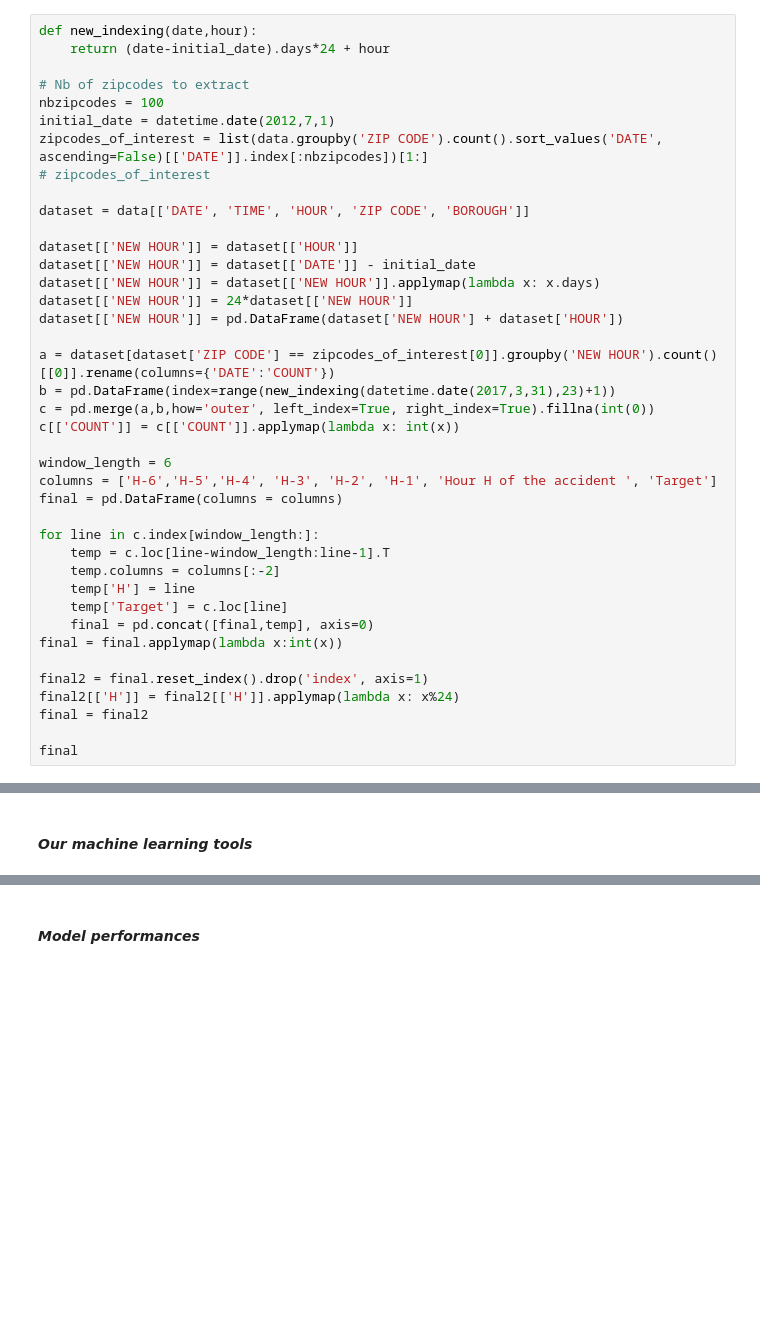
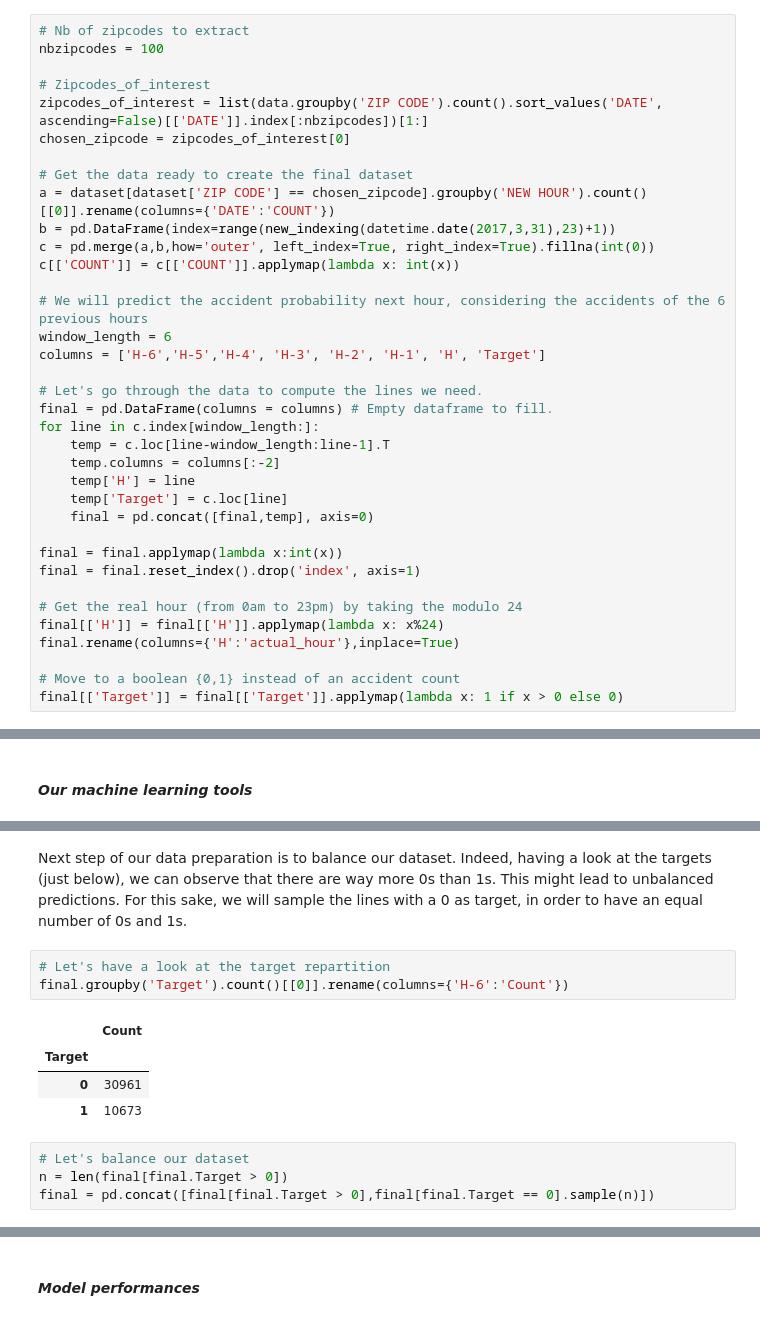
Before and after one commit to tremy2/SocialData, a Jupyter notebook: Explanatory-notebook.ipynb, the cells around one changed output, grey strips where cells are left out. Cells and saved outputs as stored; diff of their text form; blank space fills up the shorter version.

```diff
--- a/Explanatory-notebook.ipynb
+++ b/Explanatory-notebook.ipynb
@@ -79,40 +136,36 @@ To do so, we need to go through the whole history of this zipcode, and output al
 # %%
-def new_indexing(date,hour):
-    return (date-initial_date).days*24 + hour
-
 # Nb of zipcodes to extract
 nbzipcodes = 100
-initial_date = datetime.date(2012,7,1)
+
+# Zipcodes_of_interest
 zipcodes_of_interest = list(data.groupby('ZIP CODE').count().sort_values('DATE', ascending=False)[['DATE']].index[:nbzipcodes])[1:]
-# zipcodes_of_interest
+chosen_zipcode = zipcodes_of_interest[0]
 
-dataset = data[['DATE', 'TIME', 'HOUR', 'ZIP CODE', 'BOROUGH']]
-
-dataset[['NEW HOUR']] = dataset[['HOUR']]
-dataset[['NEW HOUR']] = dataset[['DATE']] - initial_date
-dataset[['NEW HOUR']] = dataset[['NEW HOUR']].applymap(lambda x: x.days)
-dataset[['NEW HOUR']] = 24*dataset[['NEW HOUR']]
-dataset[['NEW HOUR']] = pd.DataFrame(dataset['NEW HOUR'] + dataset['HOUR'])
-
-a = dataset[dataset['ZIP CODE'] == zipcodes_of_interest[0]].groupby('NEW HOUR').count()[[0]].rename(columns={'DATE':'COUNT'})
+# Get the data ready to create the final dataset
+a = dataset[dataset['ZIP CODE'] == chosen_zipcode].groupby('NEW HOUR').count()[[0]].rename(columns={'DATE':'COUNT'})
 b = pd.DataFrame(index=range(new_indexing(datetime.date(2017,3,31),23)+1))
 c = pd.merge(a,b,how='outer', left_index=True, right_index=True).fillna(int(0))
 c[['COUNT']] = c[['COUNT']].applymap(lambda x: int(x))
 
+# We will predict the accident probability next hour, considering the accidents of the 6 previous hours
 window_length = 6
-columns = ['H-6','H-5','H-4', 'H-3', 'H-2', 'H-1', 'Hour H of the accident ', 'Target']
-final = pd.DataFrame(columns = columns)
+columns = ['H-6','H-5','H-4', 'H-3', 'H-2', 'H-1', 'H', 'Target']
 
+# Let's go through the data to compute the lines we need.
+final = pd.DataFrame(columns = columns) # Empty dataframe to fill.
 for line in c.index[window_length:]:
     temp = c.loc[line-window_length:line-1].T
     temp.columns = columns[:-2]
     temp['H'] = line
     temp['Target'] = c.loc[line]
     final = pd.concat([final,temp], axis=0)
+
 final = final.applymap(lambda x:int(x))
+final = final.reset_index().drop('index', axis=1)
 
-final2 = final.reset_index().drop('index', axis=1)
-final2[['H']] = final2[['H']].applymap(lambda x: x%24)
-final = final2
+# Get the real hour (from 0am to 23pm) by taking the modulo 24
+final[['H']] = final[['H']].applymap(lambda x: x%24)
+final.rename(columns={'H':'actual_hour'},inplace=True)
 
-final
+# Move to a boolean {0,1} instead of an accident count
+final[['Target']] = final[['Target']].applymap(lambda x: 1 if x > 0 else 0)
@@ -198,0 +270,14 @@ Models description
+# %% [markdown]
+Next step of our data preparation is to balance our dataset. Indeed, having a look at the targets (just below), we can observe that there are way more 0s than 1s. This might lead to unbalanced predictions. For this sake, we will sample the lines with a 0 as target, in order to have an equal number of 0s and 1s.
+# %%
+# Let's have a look at the target repartition
+final.groupby('Target').count()[[0]].rename(columns={'H-6':'Count'})
+# %% [output]
+|  | Count |
+| Target |  |
+| 0 | 30961 |
+| 1 | 10673 |
+# %%
+# Let's balance our dataset
+n = len(final[final.Target > 0])
+final = pd.concat([final[final.Target > 0],final[final.Target == 0].sample(n)])
```
Also changed, not shown: parts of 34 cells of this notebook, 2 other files.
